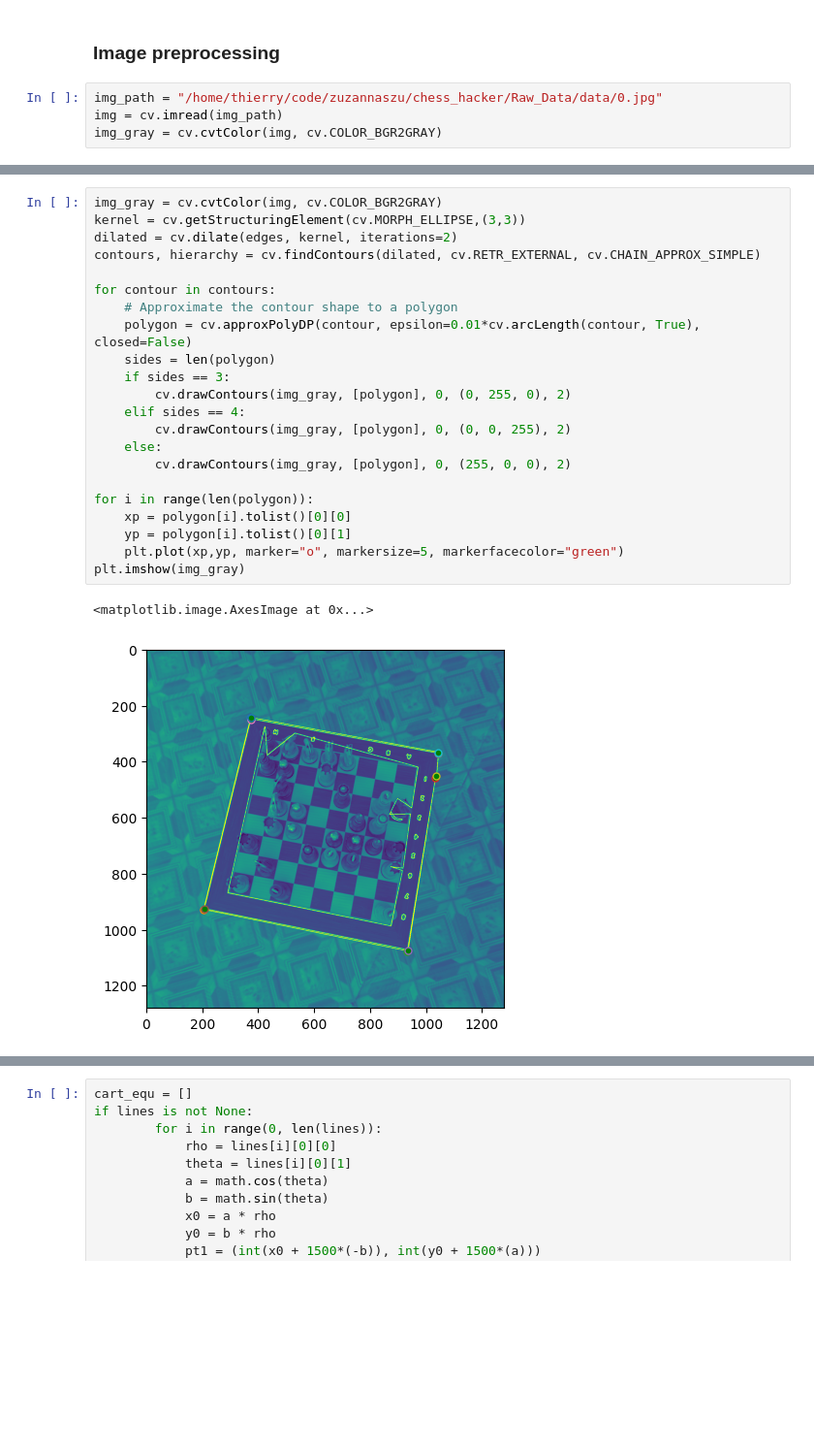
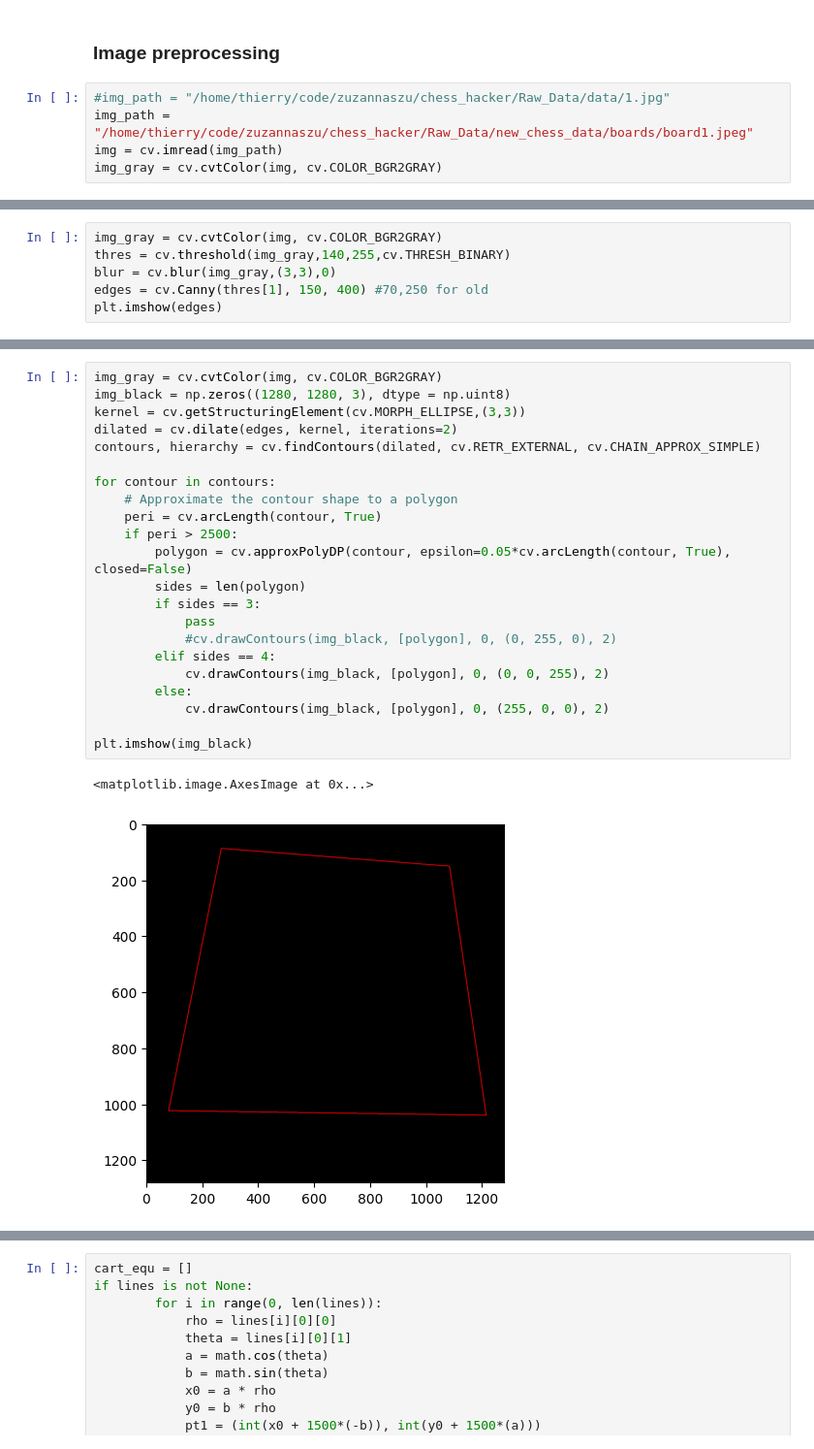
Before and after one commit to zuzannaszu/chess_hacker, a Jupyter notebook: Image_recognition.ipynb, the cells around one changed output, grey strips where cells are left out. Shown at 97% size. Drawn from its saved outputs; the diff is of its cells as text; blank space fills up the shorter version.

Commit message:
trying to create grid via edge detection - Threshold is magic

```diff
--- a/Image_recognition.ipynb
+++ b/Image_recognition.ipynb
@@ -11,7 +11,8 @@ from PIL import Image, ImageDraw, ImageFont, ImageColor
 # %% [markdown]
 ### Image preprocessing
 # %%
-img_path = "/home/thierry/code/zuzannaszu/chess_hacker/Raw_Data/data/0.jpg"
+#img_path = "/home/thierry/code/zuzannaszu/chess_hacker/Raw_Data/data/1.jpg"
+img_path = "/home/thierry/code/zuzannaszu/chess_hacker/Raw_Data/new_chess_data/boards/board1.jpeg"
 img = cv.imread(img_path)
 img_gray = cv.cvtColor(img, cv.COLOR_BGR2GRAY)
 # %%
@@ -47,0 +37,6 @@ plt.imshow(edges)
+# %%
+img_gray = cv.cvtColor(img, cv.COLOR_BGR2GRAY)
+thres = cv.threshold(img_gray,140,255,cv.THRESH_BINARY)
+blur = cv.blur(img_gray,(3,3),0)
+edges = cv.Canny(thres[1], 150, 400) #70,250 for old
+plt.imshow(edges)
@@ -48,25 +46,25 @@ plt.imshow(edges)
 # %%
 img_gray = cv.cvtColor(img, cv.COLOR_BGR2GRAY)
+img_black = np.zeros((1280, 1280, 3), dtype = np.uint8)
 kernel = cv.getStructuringElement(cv.MORPH_ELLIPSE,(3,3))
 dilated = cv.dilate(edges, kernel, iterations=2)
 contours, hierarchy = cv.findContours(dilated, cv.RETR_EXTERNAL, cv.CHAIN_APPROX_SIMPLE)
 
 for contour in contours:
     # Approximate the contour shape to a polygon
-    polygon = cv.approxPolyDP(contour, epsilon=0.01*cv.arcLength(contour, True), closed=False)
-    sides = len(polygon)
-    if sides == 3:
-        cv.drawContours(img_gray, [polygon], 0, (0, 255, 0), 2)
-    elif sides == 4:
-        cv.drawContours(img_gray, [polygon], 0, (0, 0, 255), 2)
-    else:
-        cv.drawContours(img_gray, [polygon], 0, (255, 0, 0), 2)
+    peri = cv.arcLength(contour, True)
+    if peri > 2500:
+        polygon = cv.approxPolyDP(contour, epsilon=0.05*cv.arcLength(contour, True), closed=False)
+        sides = len(polygon)
+        if sides == 3:
+            pass
+            #cv.drawContours(img_black, [polygon], 0, (0, 255, 0), 2)
+        elif sides == 4:
+            cv.drawContours(img_black, [polygon], 0, (0, 0, 255), 2)
+        else:
+            cv.drawContours(img_black, [polygon], 0, (255, 0, 0), 2)
 
-for i in range(len(polygon)):
-    xp = polygon[i].tolist()[0][0]
-    yp = polygon[i].tolist()[0][1]
-    plt.plot(xp,yp, marker="o", markersize=5, markerfacecolor="green")
-plt.imshow(img_gray)
+plt.imshow(img_black)
 # %% [output]
 <matplotlib.image.AxesImage at 0x...>
-[figure, old version]
+[figure, new version]
```
Also changed, not shown: parts of 16 cells of this notebook.
